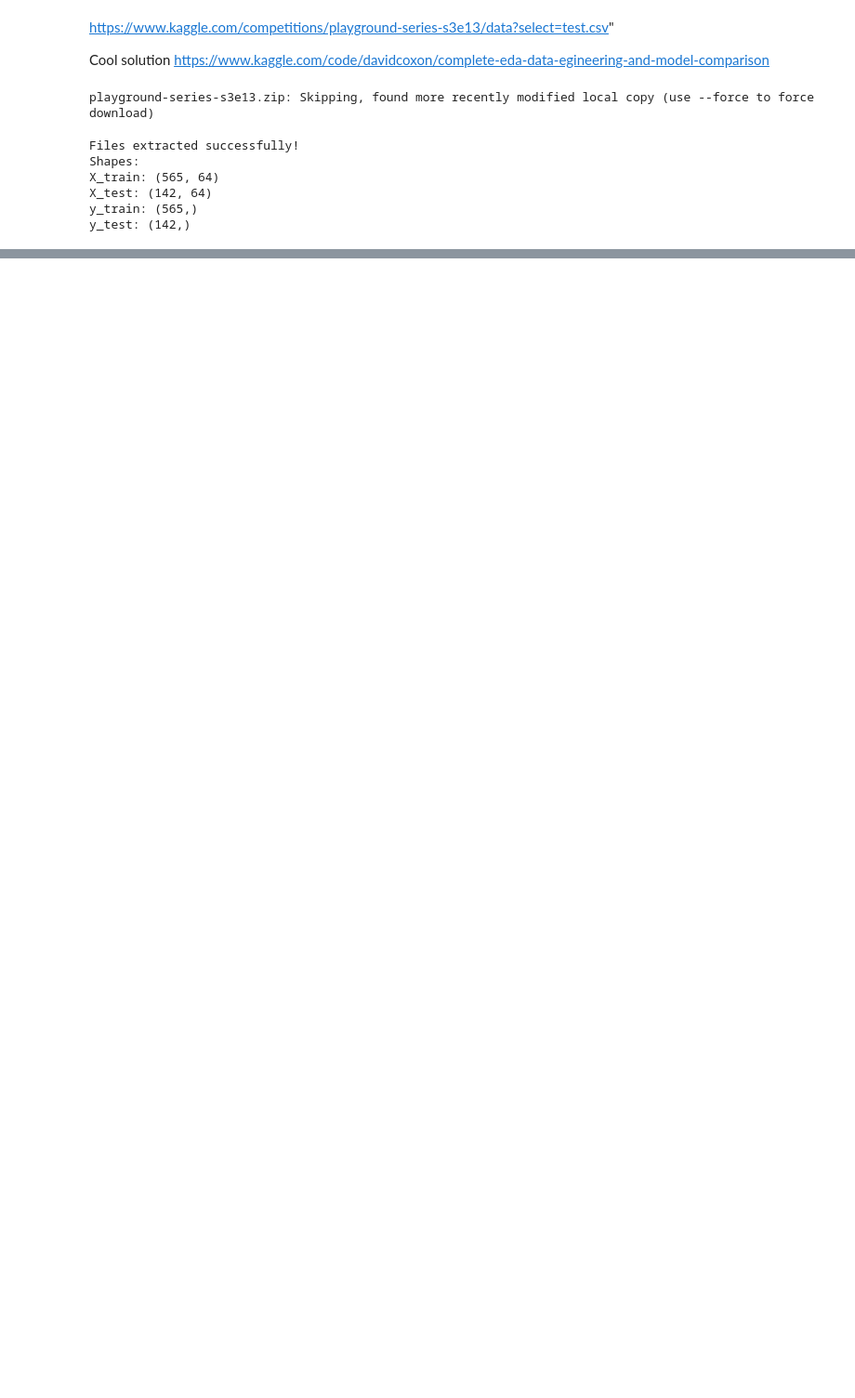
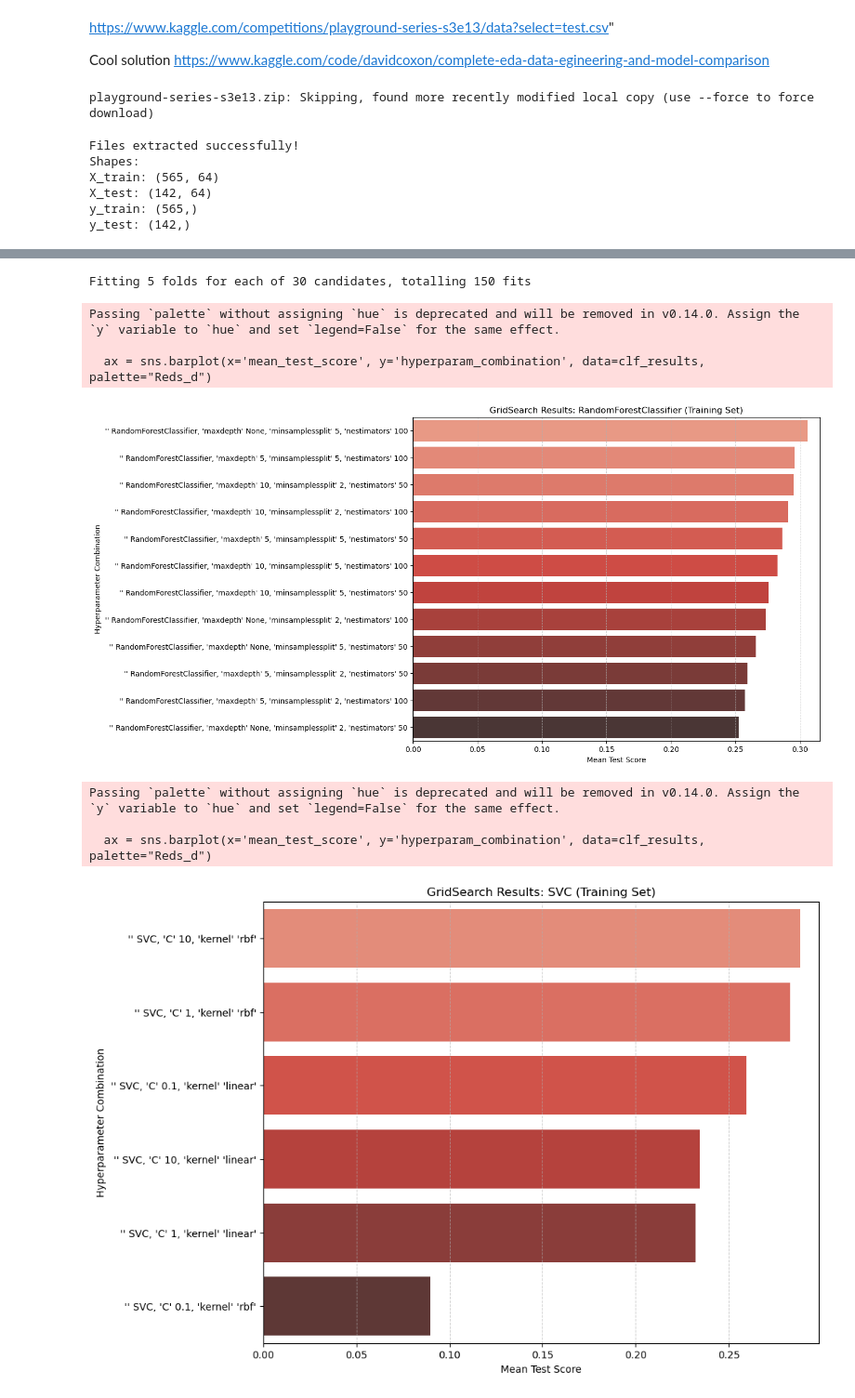
Before and after one commit to AlbertoArath/IA, a Jupyter notebook: MachineLearning/Projects/Classification_TabularVectorBorneDiseaseDataSet/VectorBorneDiseasePrediction_GridSearch.ipynb, the cells around one changed output, grey strips where cells are left out. Shown at 93% size. Saved outputs shown, nothing was run; the diff lists cells and outputs as text; code cells hidden in the pictures; blank space fills up the shorter version.

```diff
--- a/MachineLearning/Projects/Classification_TabularVectorBorneDiseaseDataSet/VectorBorneDiseasePrediction_GridSearch.ipynb
+++ b/MachineLearning/Projects/Classification_TabularVectorBorneDiseaseDataSet/VectorBorneDiseasePrediction_GridSearch.ipynb
@@ -281,0 +277,70 @@ Expanded Hyperparameter Table:
+# %%
+import pandas as pd
+import seaborn as sns
+import matplotlib.pyplot as plt
+import re
+
+# Fit Grid Search
+tests = [[X_train, y_train], [X_test, y_test]]
+labels = ["Training Set", "Test Set"]
+
+precision_scorer = make_scorer(precision_score, average='macro', zero_division=0)
+grid_search.scoring = precision_scorer
+score = "Precision"
+for test_sel, label in zip(tests, labels):
+
+
+    grid_search.fit(test_sel[0], test_sel[1])
+
+    # Convert GridSearchCV results to DataFrame
+    results_df = pd.DataFrame(grid_search.cv_results_)
+
+    # Extract only relevant columns: hyperparameters and scores
+    results_df = results_df[['params', 'mean_test_score', 'rank_test_score']]
+
+    # Add a string representation of hyperparameter combinations for plotting
+    results_df['classifier'] = results_df['params'].apply(lambda x: x['classifier'].__class__.__name__)
+    results_df['hyperparam_combination'] = results_df['params'].apply(
+        lambda x: re.sub("classifier", "", re.sub(r"[{}()_:]", "", str(x)))
+    )
+    # Sort results by rank
+    results_df = results_df.sort_values(by='rank_test_score')
+
+    # Loop through unique classifiers to create separate plots
+    for clf in results_df['classifier'].unique():
+        clf_results = results_df[results_df['classifier'] == clf]  # Filter results per classifier
+        filename = f"{score} gridsearch_results_{clf}_{label.replace(' ', '_')}.png"
+        # Plot using Seaborn
+        plt.figure(figsize=(10, 8))
+        ax = sns.barplot(x='mean_test_score', y='hyperparam_combination', data=clf_results, palette="Reds_d")
+        ax.grid(True, which='both', axis='x', linestyle='--', linewidth=0.7, alpha=0.7)
+        plt.xlim(0, clf_results['mean_test_score'].max() + 0.01)
+        plt.title(f"GridSearch Results: {clf} ({label})")
+        plt.xlabel("Mean Test Score")
+        plt.ylabel("Hyperparameter Combination")
+        #plt.show()
+        plt.tight_layout()
+        plt.savefig(filename, dpi=200)
+        plt.close()
+    # Expand the 'params' dictionary column into separate columns
+    params_df = pd.json_normalize(results_df['params'])
+
+    # Combine expanded parameters with the original scores and ranks
+    results_combined = pd.concat([params_df, results_df[['mean_test_score', 'rank_test_score']]], axis=1)
+
+    # Sort the results by rank
+    results_combined = results_combined.sort_values(by='rank_test_score')
+
+    # Display the table
+    print(f"Expanded Hyperparameter Table ({label}):")
+    print(results_combined.head(10))
+# %% [output]
+Fitting 5 folds for each of 30 candidates, totalling 150 fits
+Passing `palette` without assigning `hue` is deprecated and will be removed in v0.14.0. Assign the `y` variable to `hue` and set `legend=False` for the same effect.
+
+  ax = sns.barplot(x='mean_test_score', y='hyperparam_combination', data=clf_results, palette="Reds_d")
+[figure, added]
+Passing `palette` without assigning `hue` is deprecated and will be removed in v0.14.0. Assign the `y` variable to `hue` and set `legend=False` for the same effect.
+
+  ax = sns.barplot(x='mean_test_score', y='hyperparam_combination', data=clf_results, palette="Reds_d")
+[figure, added]
```
Also changed, not shown: parts of 5 cells of this notebook, 21 other files.
